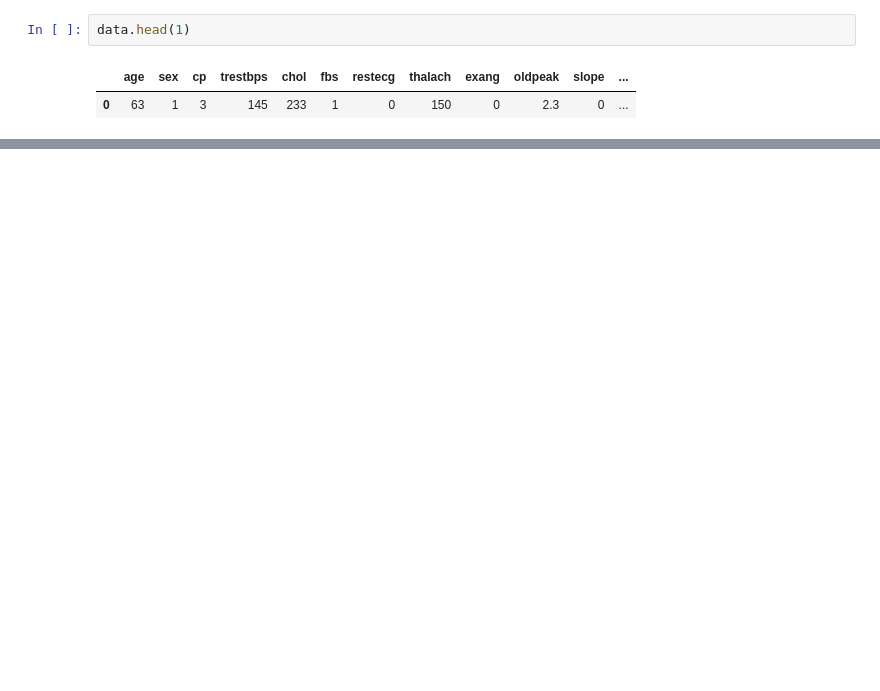
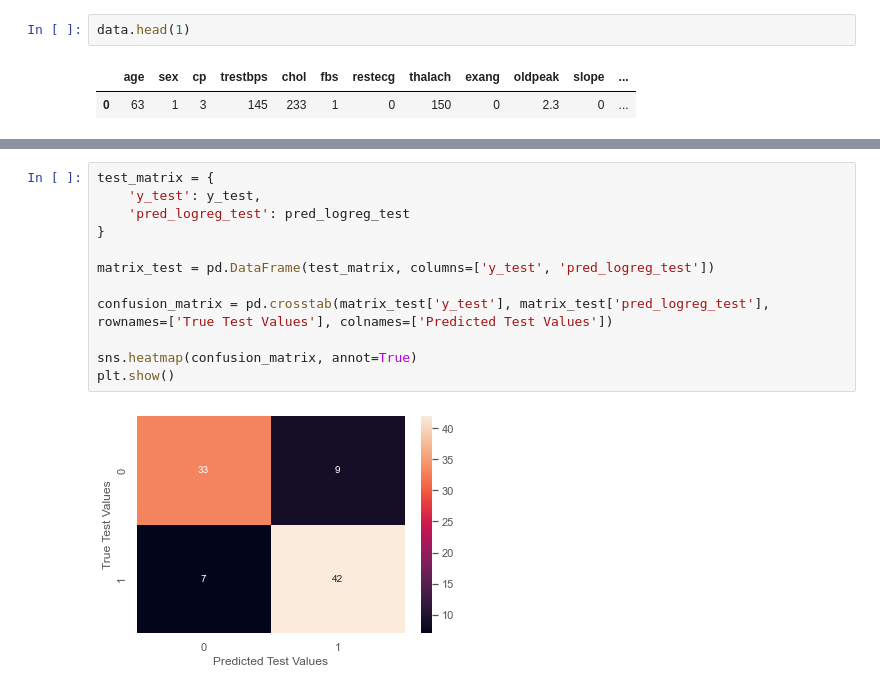
Before and after one commit to Omuk/Fullstack-Data-Analyst, a Jupyter notebook: Learning/code_examples/practice/practice_field.ipynb, the cells around one changed output, grey strips where cells are left out. Saved outputs shown, nothing was run; the diff lists cells and outputs as text; blank space fills up the shorter version.

```diff
--- a/Learning/code_examples/practice/practice_field.ipynb
+++ b/Learning/code_examples/practice/practice_field.ipynb
@@ -103,0 +141,14 @@ data.head(1)
+# %%
+test_matrix = {
+    'y_test': y_test,
+    'pred_logreg_test': pred_logreg_test
+}
+
+matrix_test = pd.DataFrame(test_matrix, columns=['y_test', 'pred_logreg_test'])
+
+confusion_matrix = pd.crosstab(matrix_test['y_test'], matrix_test['pred_logreg_test'], rownames=['True Test Values'], colnames=['Predicted Test Values'])
+
+sns.heatmap(confusion_matrix, annot=True)
+plt.show()
+# %% [output]
+[figure, added]
```
Also changed, not shown: parts of 9 cells of this notebook.
